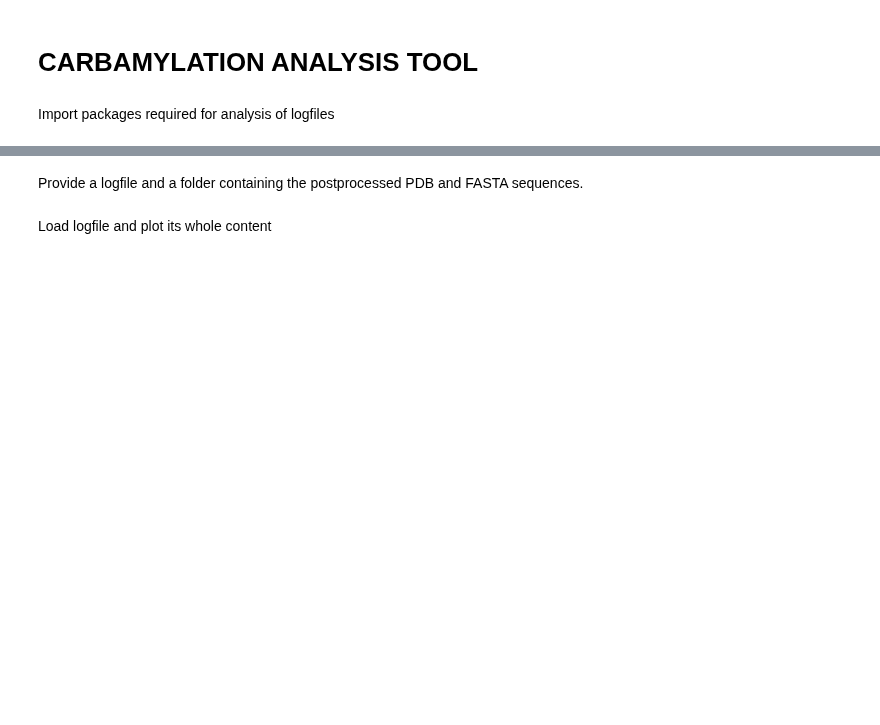
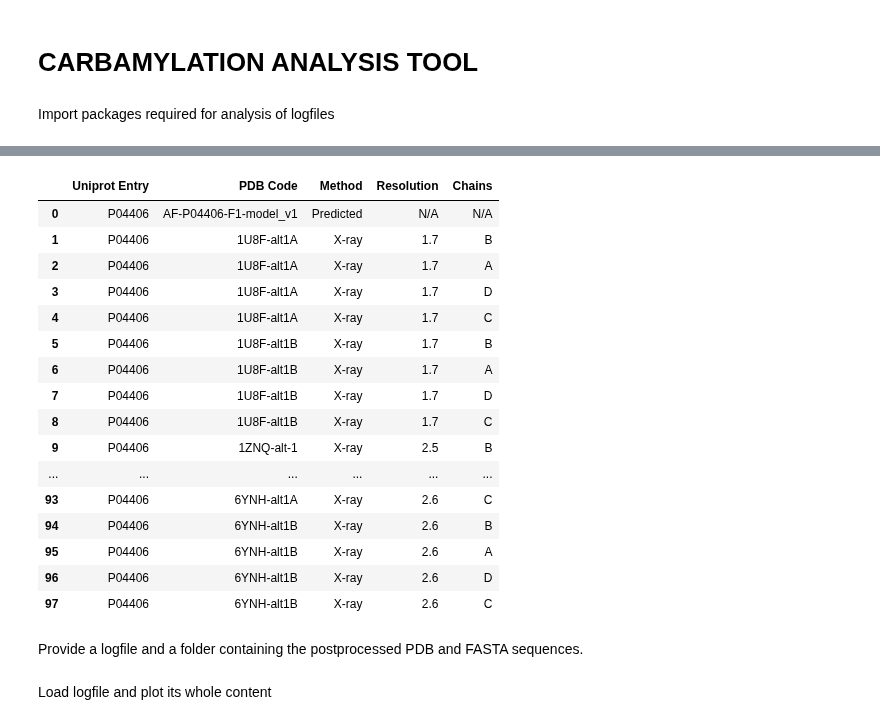
Before and after one commit to Degiacomi-Lab/RESDY, a Jupyter notebook: carbamylation.ipynb, the cells around one changed output, grey strips where cells are left out. Saved outputs shown, nothing was run; the diff lists cells and outputs as text; code cells hidden in the pictures; blank space fills up the shorter version.

```diff
--- a/carbamylation.ipynb
+++ b/carbamylation.ipynb
@@ -22,2 +22,4 @@ import postprocessing as postproc
 # %% [output]
 [interactive output not drawn]
+# %%
+test = ul.get_pdbs_uniprot("P04406")
@@ -24,3 +44,23 @@ import postprocessing as postproc
+# %%
+test
+# %% [output]
+|  | Uniprot Entry | PDB Code | Method | Resolution | Chains |
+| 0 | P04406 | AF-P04406-F1-model_v1 | Predicted | N/A | N/A |
+| 1 | P04406 | 1U8F-alt1A | X-ray | 1.7 | B |
+| 2 | P04406 | 1U8F-alt1A | X-ray | 1.7 | A |
+| 3 | P04406 | 1U8F-alt1A | X-ray | 1.7 | D |
+| 4 | P04406 | 1U8F-alt1A | X-ray | 1.7 | C |
+| 5 | P04406 | 1U8F-alt1B | X-ray | 1.7 | B |
+| 6 | P04406 | 1U8F-alt1B | X-ray | 1.7 | A |
+| 7 | P04406 | 1U8F-alt1B | X-ray | 1.7 | D |
+| 8 | P04406 | 1U8F-alt1B | X-ray | 1.7 | C |
+| 9 | P04406 | 1ZNQ-alt-1 | X-ray | 2.5 | B |
+| ... | ... | ... | ... | ... | ... |
+| 93 | P04406 | 6YNH-alt1A | X-ray | 2.6 | C |
+| 94 | P04406 | 6YNH-alt1B | X-ray | 2.6 | B |
+| 95 | P04406 | 6YNH-alt1B | X-ray | 2.6 | A |
+| 96 | P04406 | 6YNH-alt1B | X-ray | 2.6 | D |
+| 97 | P04406 | 6YNH-alt1B | X-ray | 2.6 | C |
 # %% [markdown]
 Provide a logfile and a folder containing the postprocessed PDB and FASTA sequences.
 # %%
```
Also changed, not shown: parts of 8 cells of this notebook, 3 other files.
